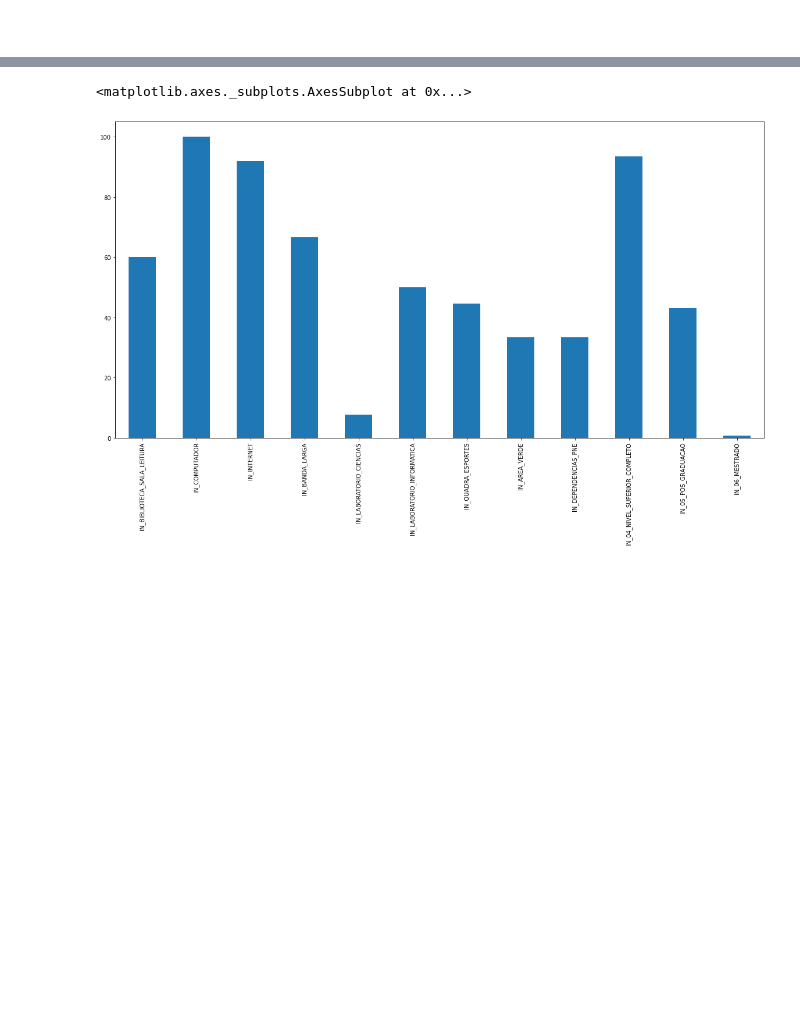
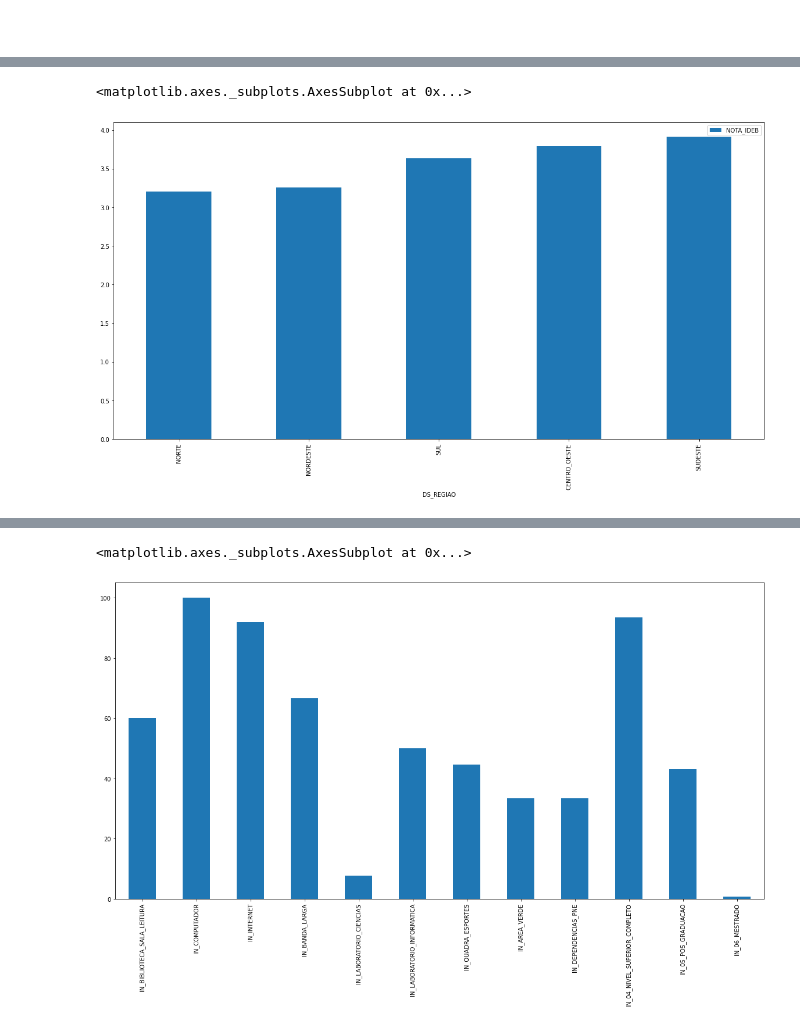
Before and after one commit to matteushc/tcc, a Jupyter notebook: 07-juncao_dados.ipynb, the cells around one changed output, grey strips where cells are left out. Drawn from its saved outputs; the diff is of its cells as text; code cells hidden in the pictures; blank space fills up the shorter version.

```diff
--- a/07-juncao_dados.ipynb
+++ b/07-juncao_dados.ipynb
@@ -162 +162,8 @@ df_p_6.plot(kind='bar', figsize=(20,10))
+# %%
+df_p_8 = final[['DS_REGIAO', 'NOTA_IDEB']].groupby('DS_REGIAO') \
+            .mean().sort_values(by=['NOTA_IDEB'])
+df_p_8.plot(kind='bar', figsize=(20,10))
+# %% [output]
+<matplotlib.axes._subplots.AxesSubplot at 0x...>
+[figure, added]
 # %%
```
Also changed, not shown: parts of 22 cells of this notebook, 3 other files.
